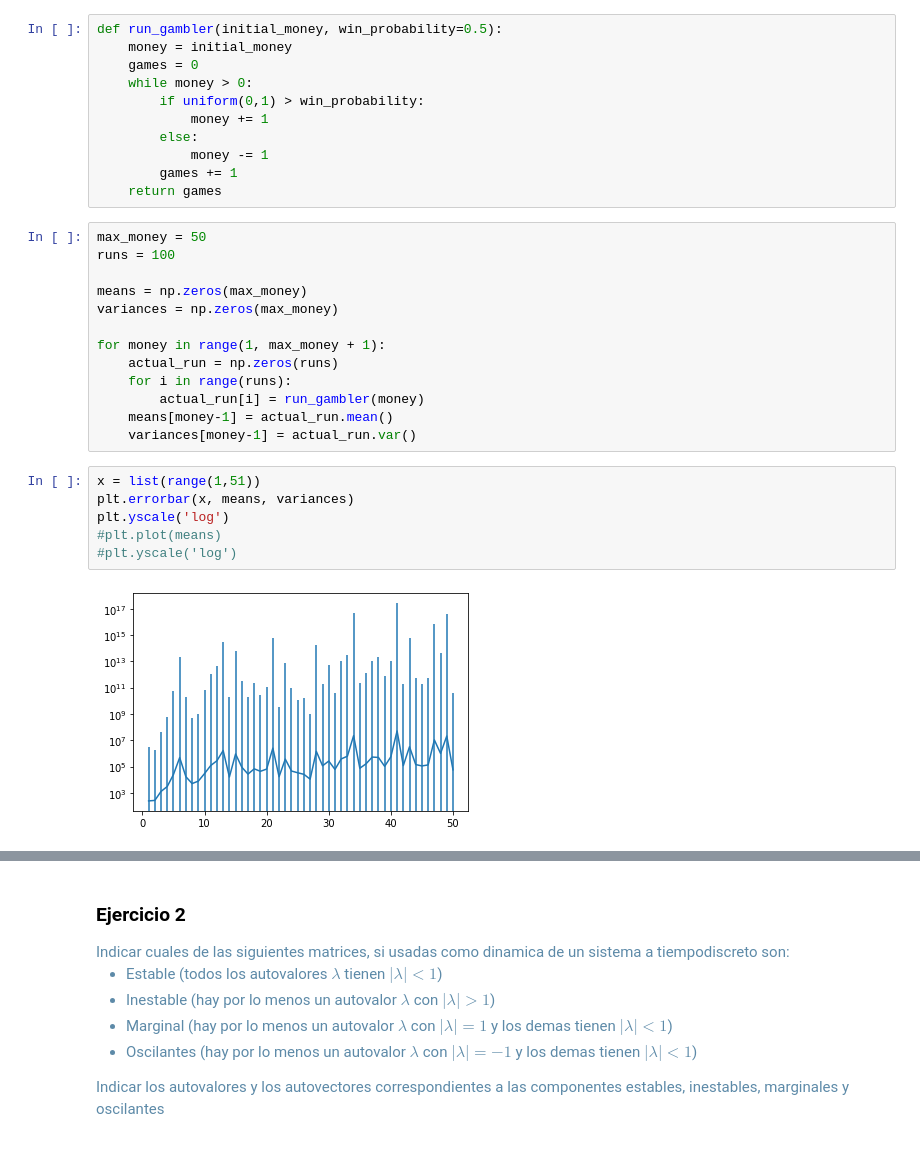
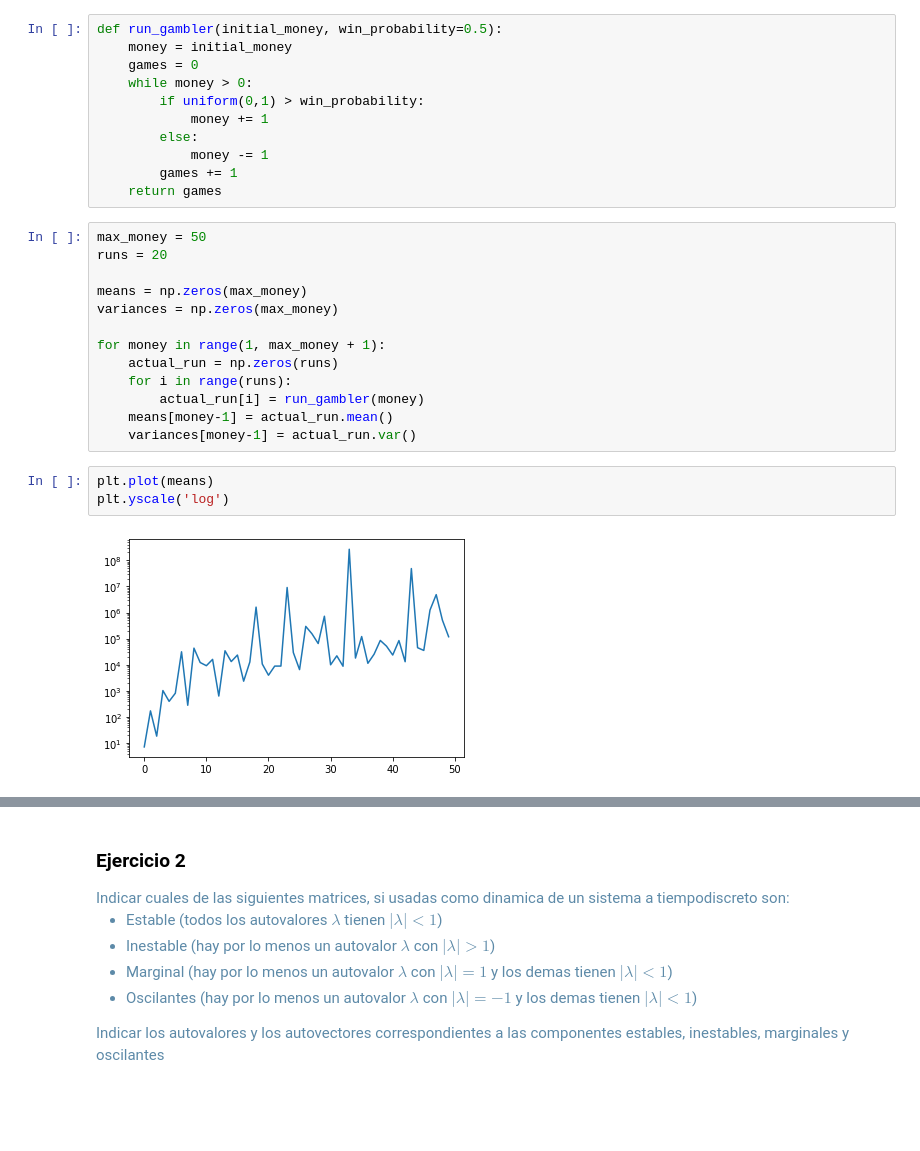
Before and after one commit to OscarGB/MUCD-PE, a Jupyter notebook: P3/Untitled.ipynb, the cells around one changed output, grey strips where cells are left out. Saved outputs shown, nothing was run; the diff lists cells and outputs as text; blank space fills up the shorter version.

```diff
--- a/P3/Untitled.ipynb
+++ b/P3/Untitled.ipynb
@@ -34,7 +34,7 @@ def run_gambler(initial_money, win_probability=0.5):
     return games
 # %%
 max_money = 50
-runs = 100
+runs = 20
 
 means = np.zeros(max_money)
 variances = np.zeros(max_money)
@@ -45,11 +45,8 @@ for money in range(1, max_money + 1):
         actual_run[i] = run_gambler(money)
     means[money-1] = actual_run.mean()
     variances[money-1] = actual_run.var()
-# %%
-x = list(range(1,51))
-plt.errorbar(x, means, variances)
-plt.yscale('log')
-#plt.plot(means)
-#plt.yscale('log')
-# %% [output]
-[figure, removed]
+# %%
+plt.plot(means)
+plt.yscale('log')
+# %% [output]
+[figure, added]
```
Also changed, not shown: parts of 11 cells of this notebook.
